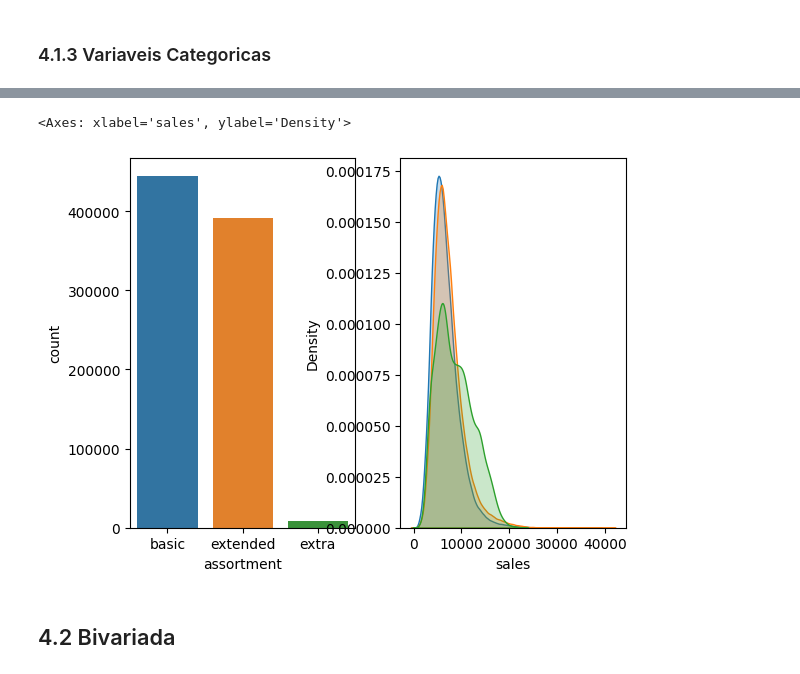
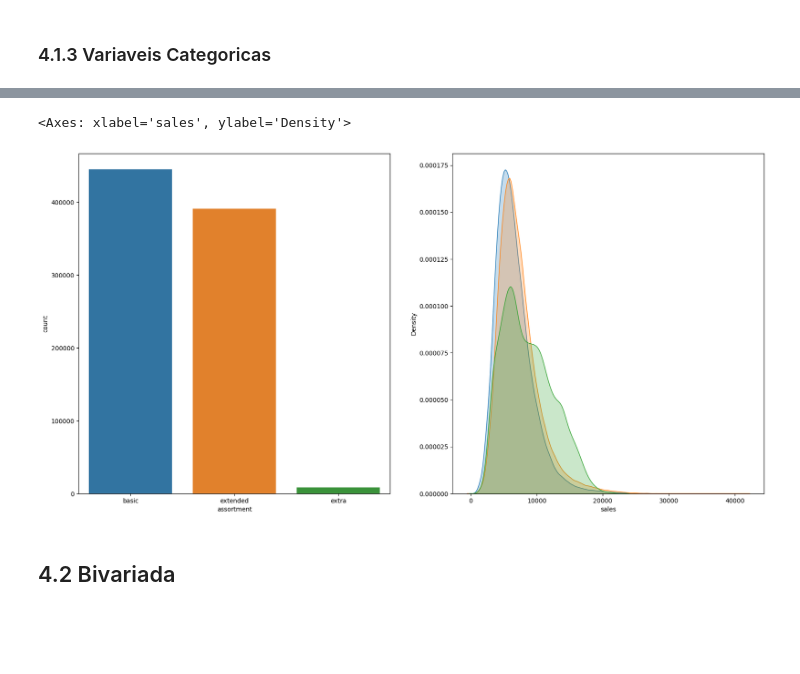
Before and after one commit to thiago-vale/ds-em-producao, a Jupyter notebook: notebooks/store-sales-ŕedictions.ipynb, the cells around one changed output, grey strips where cells are left out. Cells and saved outputs as stored; diff of their text form; code cells hidden in the pictures; blank space fills up the shorter version.

```diff
--- a/notebooks/store-sales-ŕedictions.ipynb
+++ b/notebooks/store-sales-ŕedictions.ipynb
@@ -573,13 +576,14 @@ sns.kdeplot( df4[df4['store_type'] == 'd']['sales'], label='d' ,shade=True)
 # %%
+plt.figure(figsize=(20,10))
 plt.subplot( 1,2,1)
 sns.countplot(data=df4, x='assortment')
 plt.subplot( 1,2,2)
 sns.kdeplot( df4[df4['assortment'] == 'basic']['sales'], label='basic' ,shade=True)
 sns.kdeplot( df4[df4['assortment'] == 'extended']['sales'], label='extended' ,shade=True)
 sns.kdeplot( df4[df4['assortment'] == 'extra']['sales'], label='extra' ,shade=True)
 # %% [output]
 <Axes: xlabel='sales', ylabel='Density'>
-[figure, old version]
+[figure, new version]
 # %% [markdown]
 ## 4.2 Bivariada
 # %% [markdown]
```
Also changed, not shown: parts of 21 cells of this notebook.
